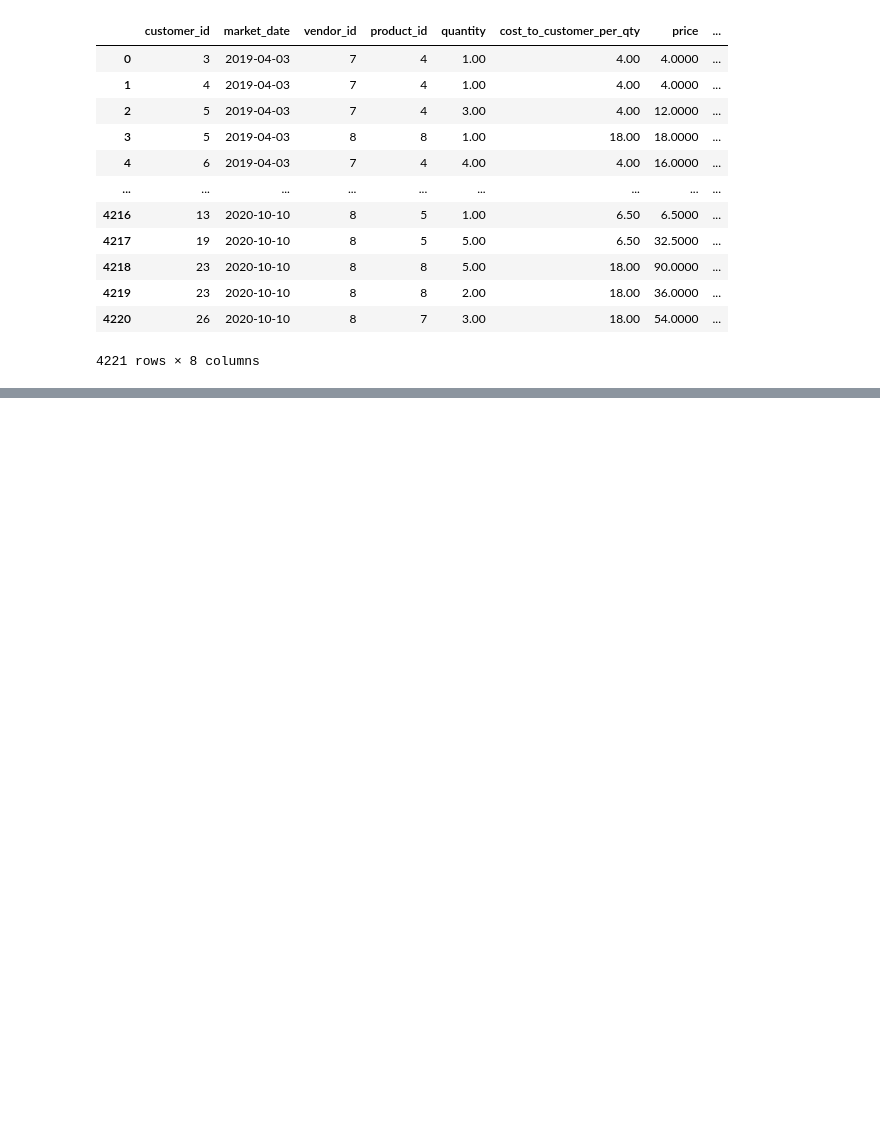
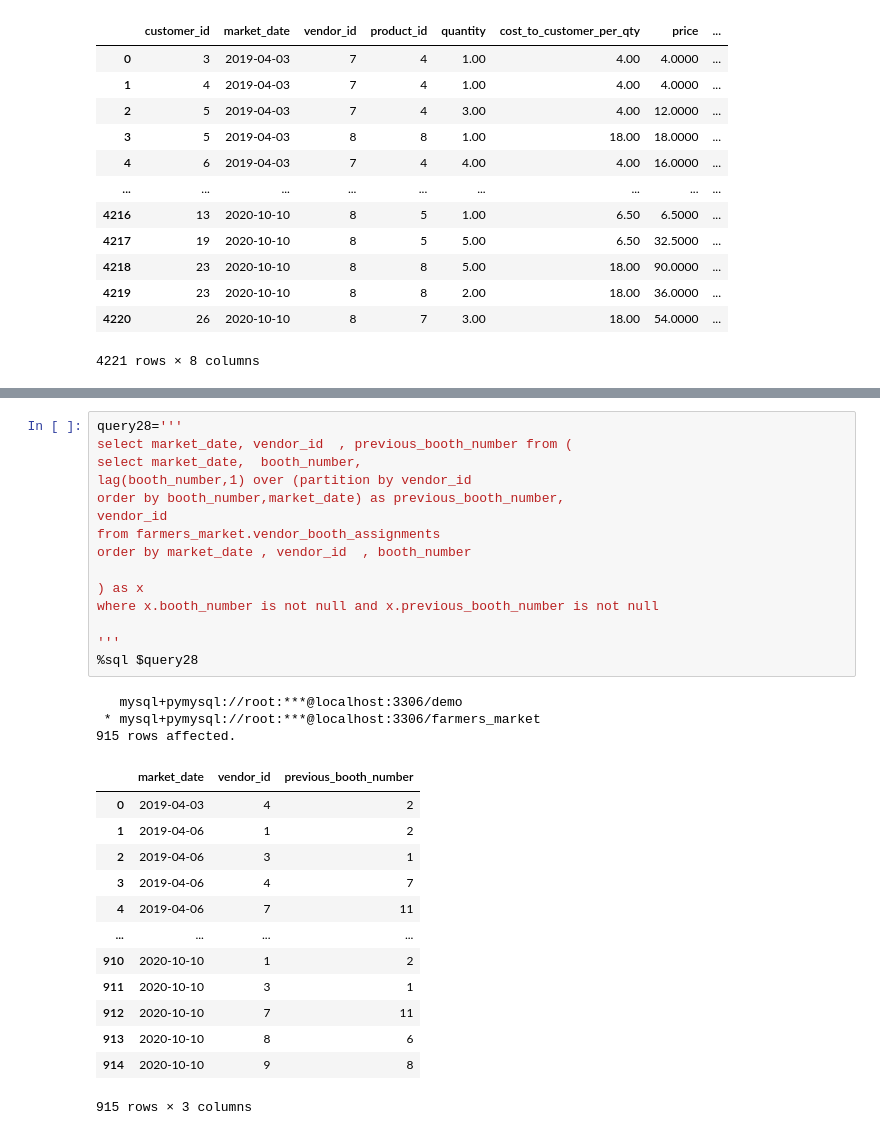
Before and after one commit to KunalNeon/SQL-For-Data-Scientist, a Jupyter notebook: sql.ipynb, the cells around one changed output, grey strips where cells are left out. Cells and saved outputs as stored; diff of their text form; blank space fills up the shorter version.

```diff
--- a/sql.ipynb
+++ b/sql.ipynb
@@ -1535,0 +1587,32 @@ SELECT customer_id,
+# %%
+query28='''
+select market_date, vendor_id  , previous_booth_number from (
+select market_date,  booth_number,
+lag(booth_number,1) over (partition by vendor_id
+order by booth_number,market_date) as previous_booth_number,
+vendor_id
+from farmers_market.vendor_booth_assignments
+order by market_date , vendor_id  , booth_number
+
+) as x
+where x.booth_number is not null and x.previous_booth_number is not null
+
+'''
+%sql $query28
+# %% [output]
+   mysql+pymysql://root:***@localhost:3306/demo
+ * mysql+pymysql://root:***@localhost:3306/farmers_market
+915 rows affected.
+|  | market_date | vendor_id | previous_booth_number |
+| 0 | 2019-04-03 | 4 | 2 |
+| 1 | 2019-04-06 | 1 | 2 |
+| 2 | 2019-04-06 | 3 | 1 |
+| 3 | 2019-04-06 | 4 | 7 |
+| 4 | 2019-04-06 | 7 | 11 |
+| ... | ... | ... | ... |
+| 910 | 2020-10-10 | 1 | 2 |
+| 911 | 2020-10-10 | 3 | 1 |
+| 912 | 2020-10-10 | 7 | 11 |
+| 913 | 2020-10-10 | 8 | 6 |
+| 914 | 2020-10-10 | 9 | 8 |
+915 rows × 3 columns
```
Also changed, not shown: parts of 3 cells of this notebook.
